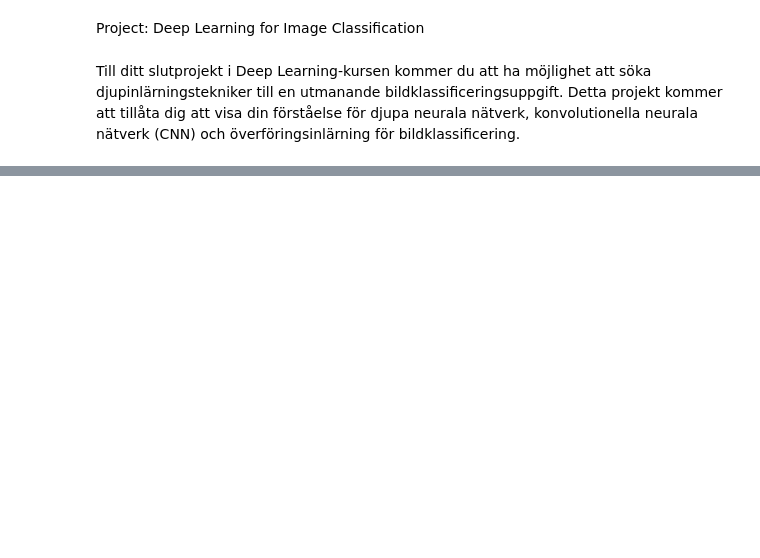
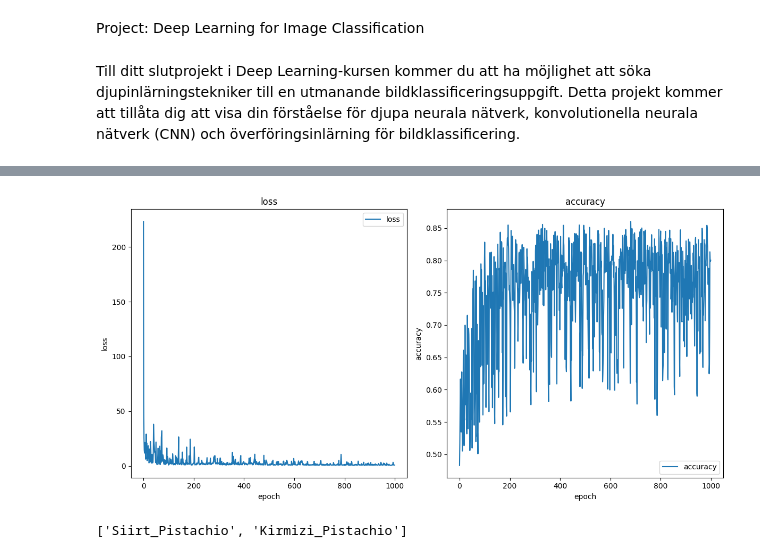
Before and after one commit to OnizukaPy/jensen, a Jupyter notebook: Tillämpad AI, datautvinning, maskininlärning och deep learning/DL/Project/Project DL.ipynb, the cells around one changed output, grey strips where cells are left out. Drawn from its saved outputs; the diff is of its cells as text; code cells hidden in the pictures; blank space fills up the shorter version.

```diff
--- a/Tillämpad AI, datautvinning, maskininlärning och deep learning/DL/Project/Project DL.ipynb
+++ b/Tillämpad AI, datautvinning, maskininlärning och deep learning/DL/Project/Project DL.ipynb
@@ -31,0 +58,4 @@ df = pd.read_excel(path +'/data/dataset/dataset.xlsx', sheet_name='Pistachio_Dat
+# %%
+# printa ut antal klasser i datasetet finns
+classes = df['Class'].unique()
+print('Klasserna är:', classes)
@@ -31,0 +98,4 @@ df = pd.read_excel(path +'/data/dataset/dataset.xlsx', sheet_name='Pistachio_Dat
+# %%
+# Skapa variabler för att lagra data
+X = df.drop('Class', axis=1)
+y = df['Class'].replace(classes,[0,1])
@@ -31,0 +193,22 @@ df = pd.read_excel(path +'/data/dataset/dataset.xlsx', sheet_name='Pistachio_Dat
+# %%
+plt.figure(figsize=(12, 6), facecolor='white')
+
+plt.subplot(1, 2, 1)
+plt.plot(history.history['loss'], label='loss')
+plt.xlabel('epoch')
+plt.ylabel('loss')
+plt.title('loss')
+plt.legend()
+
+plt.subplot(1, 2, 2)
+plt.plot(history.history['accuracy'], label='accuracy')
+plt.xlabel('epoch')
+plt.ylabel('accuracy')
+plt.title('accuracy')
+plt.legend()
+
+
+plt.tight_layout()
+plt.show()
+# %% [output]
+[figure, added]
@@ -31,0 +221,4 @@ df = pd.read_excel(path +'/data/dataset/dataset.xlsx', sheet_name='Pistachio_Dat
+# %%
+folders
+# %% [output]
+['Siirt_Pistachio', 'Kirmizi_Pistachio']
```
Also changed, not shown: parts of 38 cells of this notebook, 5 other files.
